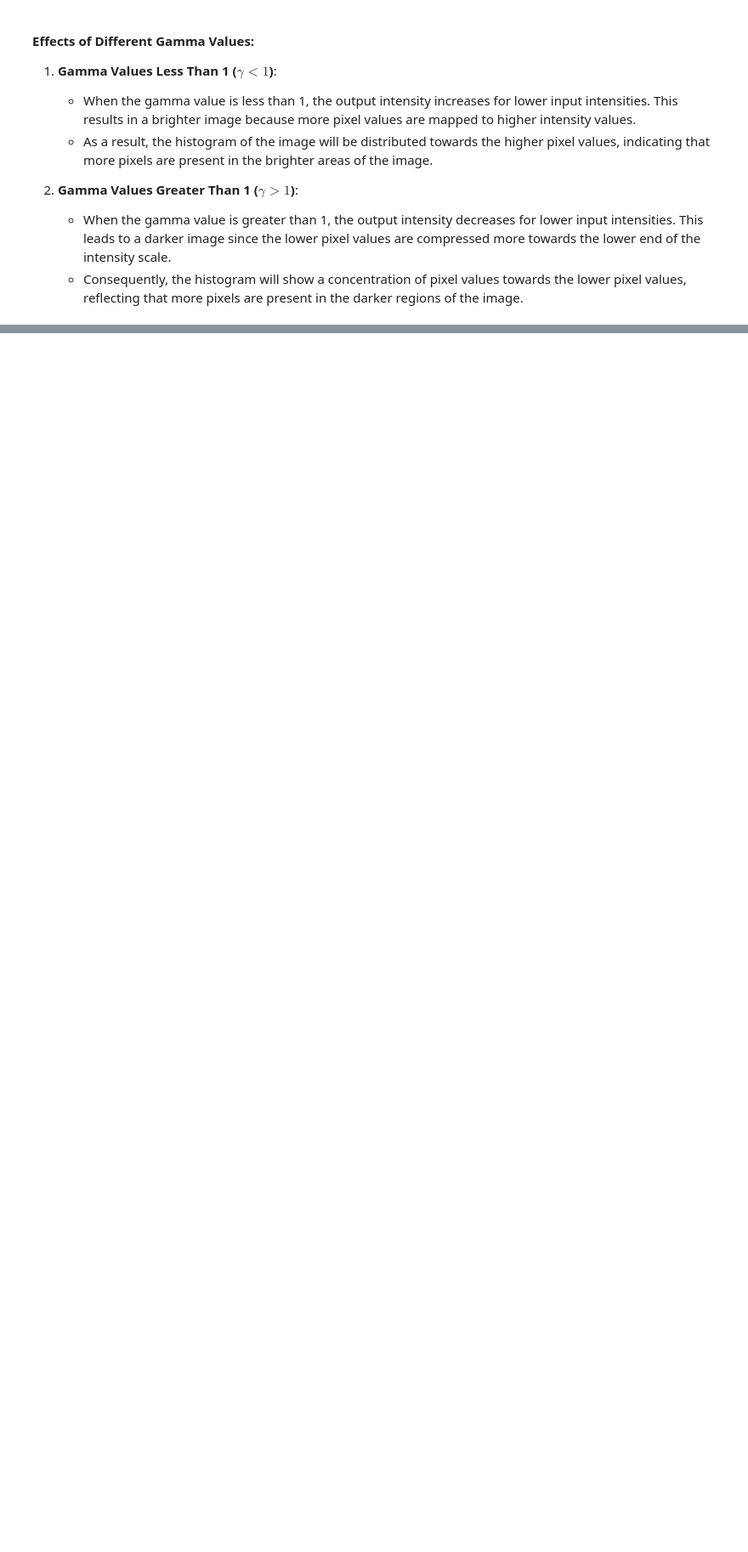
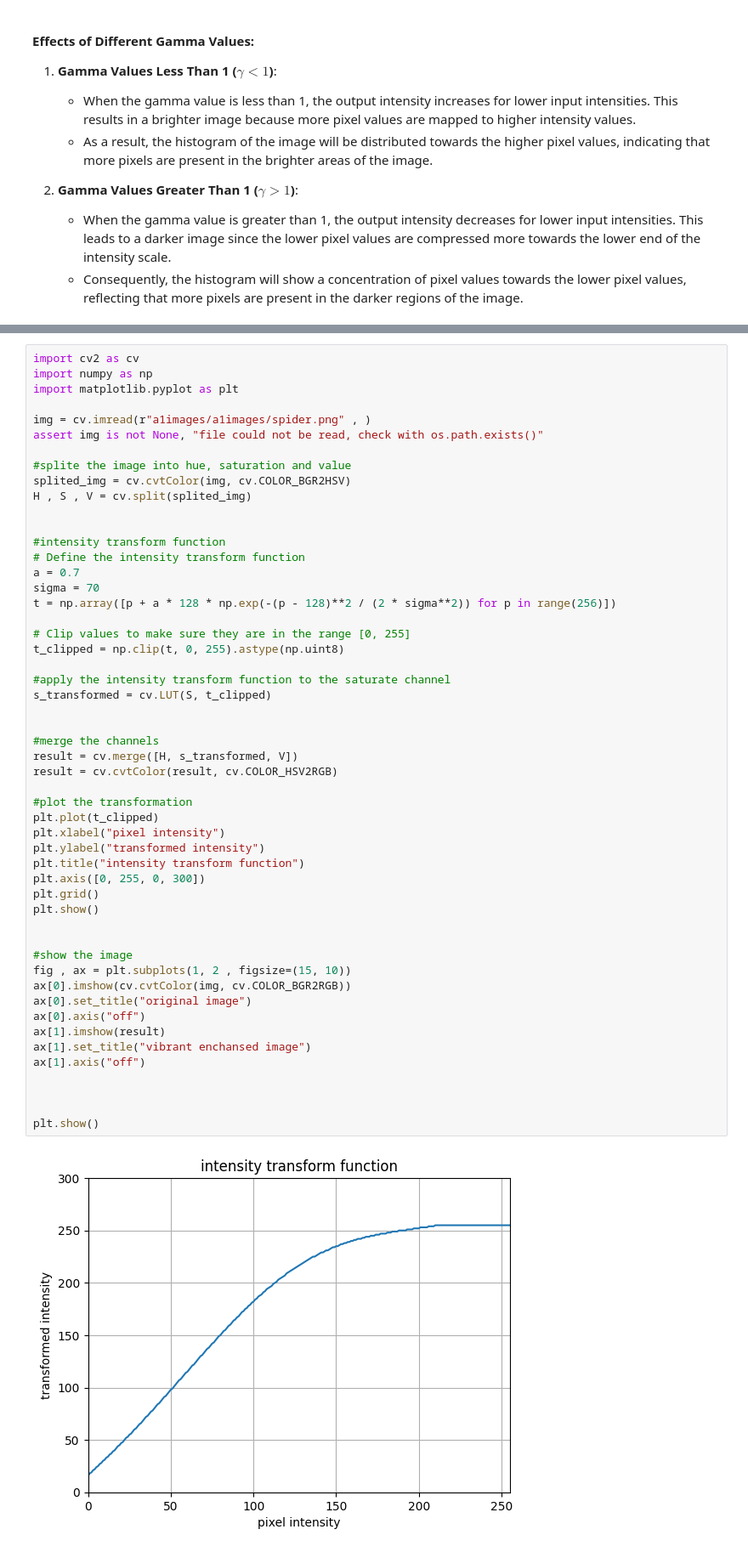
Before and after one commit to shaveenherath/Machine_Vision, a Jupyter notebook: Assignment 01/Assignment 01.ipynb, the cells around one changed output, grey strips where cells are left out. Shown at 85% size. Cells and saved outputs as stored; diff of their text form; blank space fills up the shorter version.

```diff
--- a/Assignment 01/Assignment 01.ipynb
+++ b/Assignment 01/Assignment 01.ipynb
@@ -275,0 +279,54 @@ $$
+# %%
+import cv2 as cv
+import numpy as np
+import matplotlib.pyplot as plt
+
+img = cv.imread(r"a1images/a1images/spider.png" , )
+assert img is not None, "file could not be read, check with os.path.exists()"
+
+#splite the image into hue, saturation and value
+splited_img = cv.cvtColor(img, cv.COLOR_BGR2HSV)
+H , S , V = cv.split(splited_img)
+
+
+#intensity transform function
+# Define the intensity transform function
+a = 0.7
+sigma = 70
+t = np.array([p + a * 128 * np.exp(-(p - 128)**2 / (2 * sigma**2)) for p in range(256)])
+
+# Clip values to make sure they are in the range [0, 255]
+t_clipped = np.clip(t, 0, 255).astype(np.uint8)
+
+#apply the intensity transform function to the saturate channel
+s_transformed = cv.LUT(S, t_clipped)
+
+
+#merge the channels
+result = cv.merge([H, s_transformed, V])
+result = cv.cvtColor(result, cv.COLOR_HSV2RGB)
+
+#plot the transformation
+plt.plot(t_clipped)
+plt.xlabel("pixel intensity")
+plt.ylabel("transformed intensity")
+plt.title("intensity transform function")
+plt.axis([0, 255, 0, 300])
+plt.grid()
+plt.show()
+
+
+#show the image
+fig , ax = plt.subplots(1, 2 , figsize=(15, 10))
+ax[0].imshow(cv.cvtColor(img, cv.COLOR_BGR2RGB))
+ax[0].set_title("original image")
+ax[0].axis("off")
+ax[1].imshow(result)
+ax[1].set_title("vibrant enchansed image")
+ax[1].axis("off")
+
+
+
+plt.show()
+# %% [output]
+[figure, added]
```
Also changed, not shown: parts of 11 cells of this notebook.
